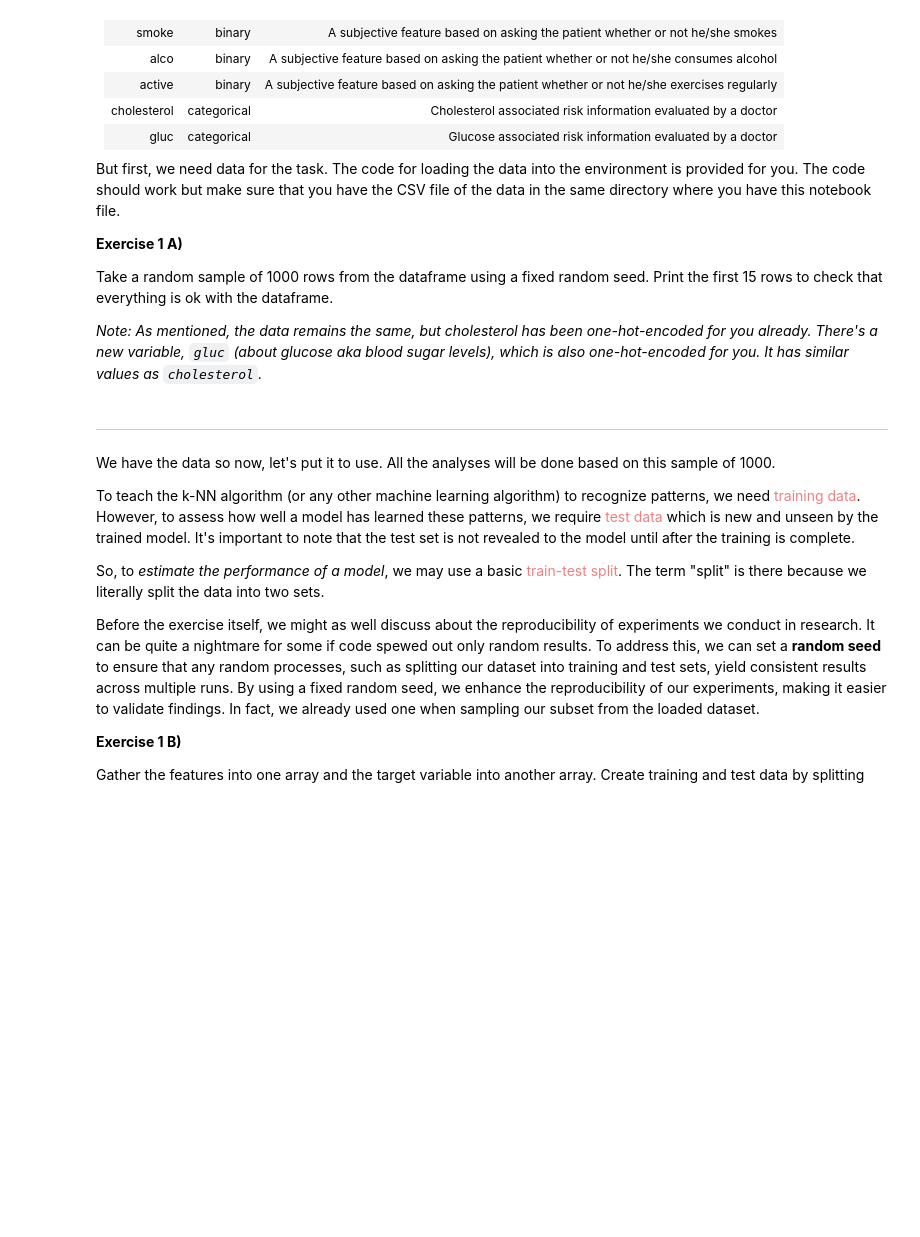
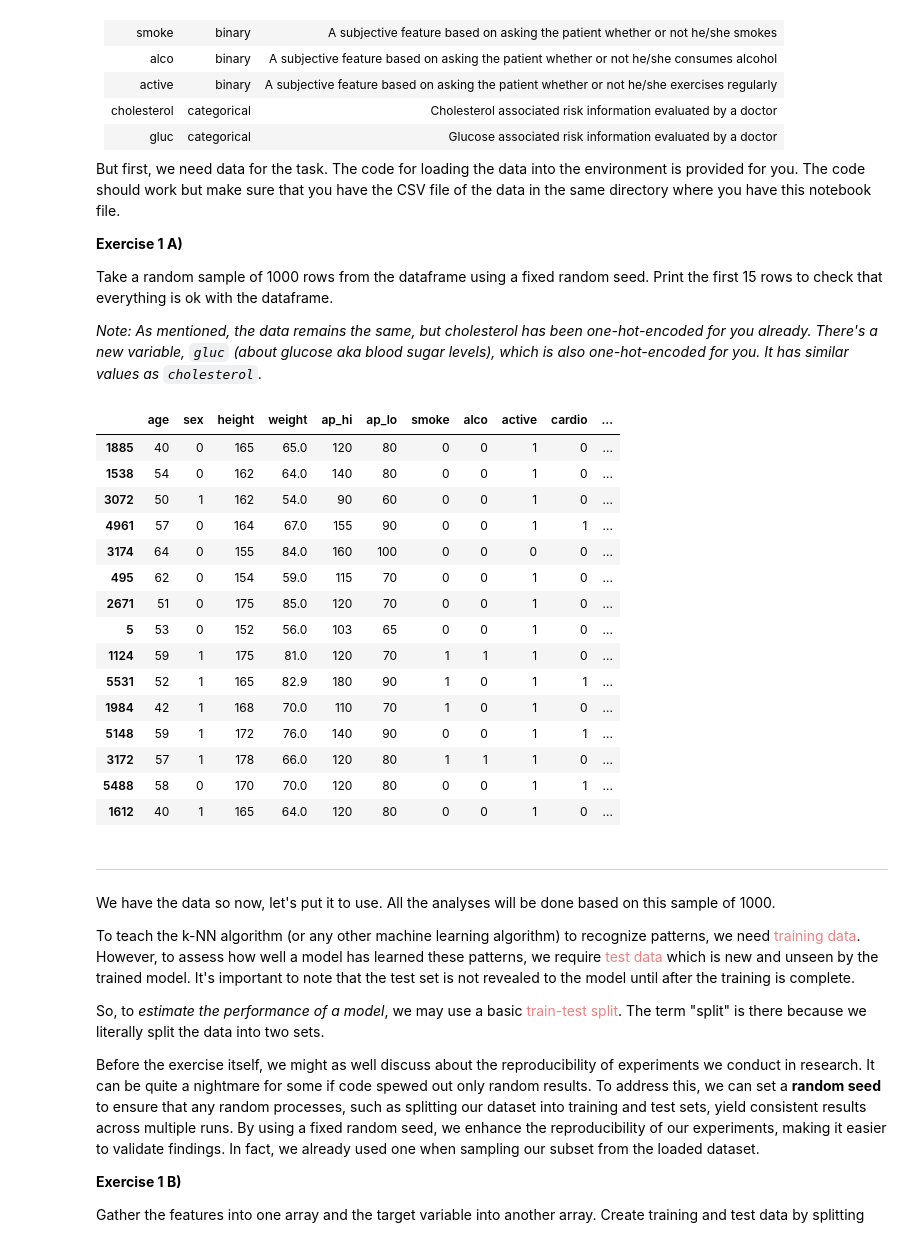
Before and after one commit to arttusamuel/dakd-2024, a Jupyter notebook: Excercise2-supervised-learning/DAKD2024_ex2_your_name_here.ipynb, the cells around one changed output. Cells and saved outputs as stored; diff of their text form; code cells hidden in the pictures; blank space fills up the shorter version.

```diff
--- a/Excercise2-supervised-learning/DAKD2024_ex2_your_name_here.ipynb
+++ b/Excercise2-supervised-learning/DAKD2024_ex2_your_name_here.ipynb
@@ -120,6 +120,27 @@ data_path = 'ex2_cardio_data.csv'
 cardio_data = pd.read_csv(data_path)
 # %%
 ### Code - Resample and print 15 rows
+random_state = 40
+cardio_sample = cardio_data.sample(n=1000, random_state=random_state)
+
+cardio_sample.head(15)
+# %% [output]
+|  | age | sex | height | weight | ap_hi | ap_lo | smoke | alco | active | cardio | ... |
+| 1885 | 40 | 0 | 165 | 65.0 | 120 | 80 | 0 | 0 | 1 | 0 | ... |
+| 1538 | 54 | 0 | 162 | 64.0 | 140 | 80 | 0 | 0 | 1 | 0 | ... |
+| 3072 | 50 | 1 | 162 | 54.0 | 90 | 60 | 0 | 0 | 1 | 0 | ... |
+| 4961 | 57 | 0 | 164 | 67.0 | 155 | 90 | 0 | 0 | 1 | 1 | ... |
+| 3174 | 64 | 0 | 155 | 84.0 | 160 | 100 | 0 | 0 | 0 | 0 | ... |
+| 495 | 62 | 0 | 154 | 59.0 | 115 | 70 | 0 | 0 | 1 | 0 | ... |
+| 2671 | 51 | 0 | 175 | 85.0 | 120 | 70 | 0 | 0 | 1 | 0 | ... |
+| 5 | 53 | 0 | 152 | 56.0 | 103 | 65 | 0 | 0 | 1 | 0 | ... |
+| 1124 | 59 | 1 | 175 | 81.0 | 120 | 70 | 1 | 1 | 1 | 0 | ... |
+| 5531 | 52 | 1 | 165 | 82.9 | 180 | 90 | 1 | 0 | 1 | 1 | ... |
+| 1984 | 42 | 1 | 168 | 70.0 | 110 | 70 | 1 | 0 | 1 | 0 | ... |
+| 5148 | 59 | 1 | 172 | 76.0 | 140 | 90 | 0 | 0 | 1 | 1 | ... |
+| 3172 | 57 | 1 | 178 | 66.0 | 120 | 80 | 1 | 1 | 1 | 0 | ... |
+| 5488 | 58 | 0 | 170 | 70.0 | 120 | 80 | 0 | 0 | 1 | 1 | ... |
+| 1612 | 40 | 1 | 165 | 64.0 | 120 | 80 | 0 | 0 | 1 | 0 | ... |
 # %% [markdown]
 ----
 
```
Also changed, not shown: parts of 4 cells of this notebook.
